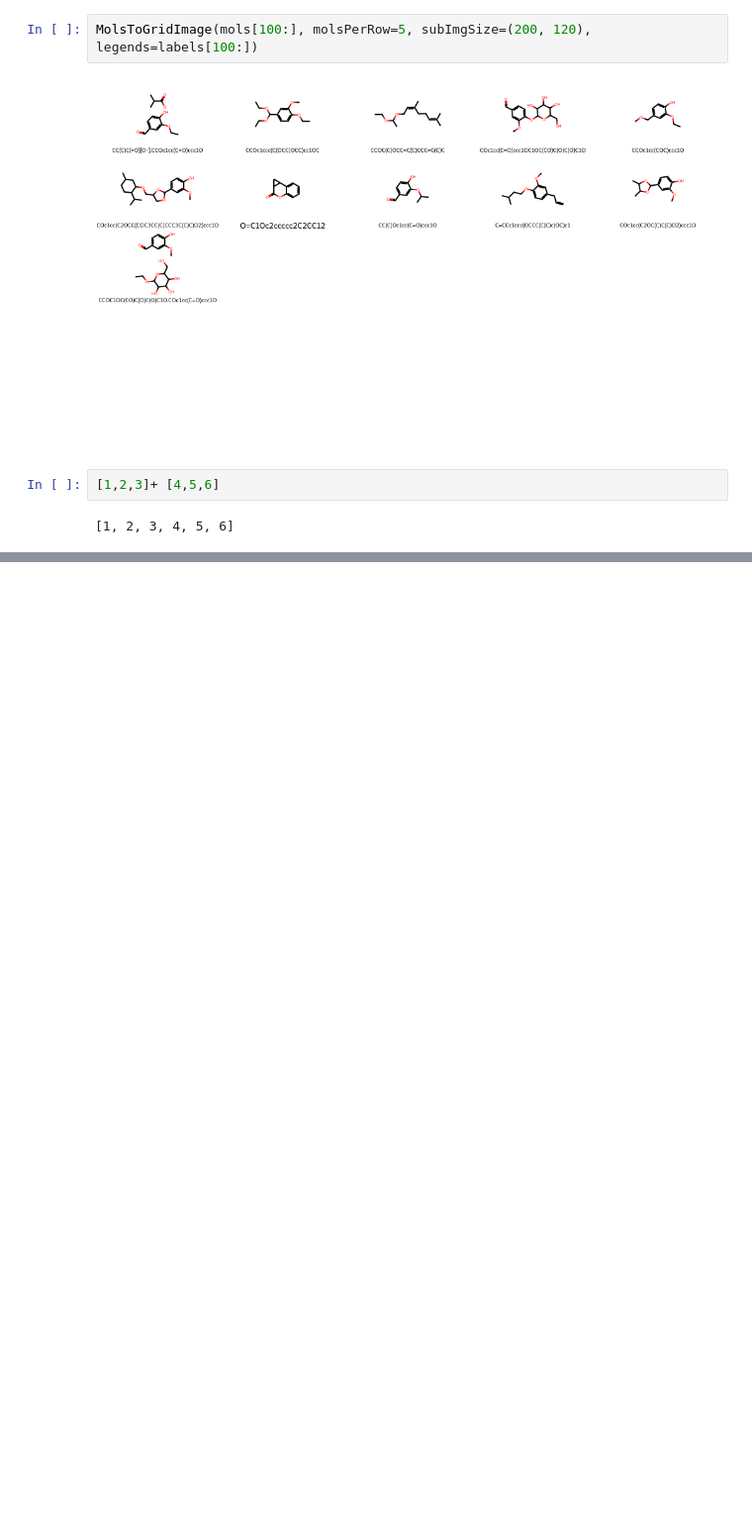
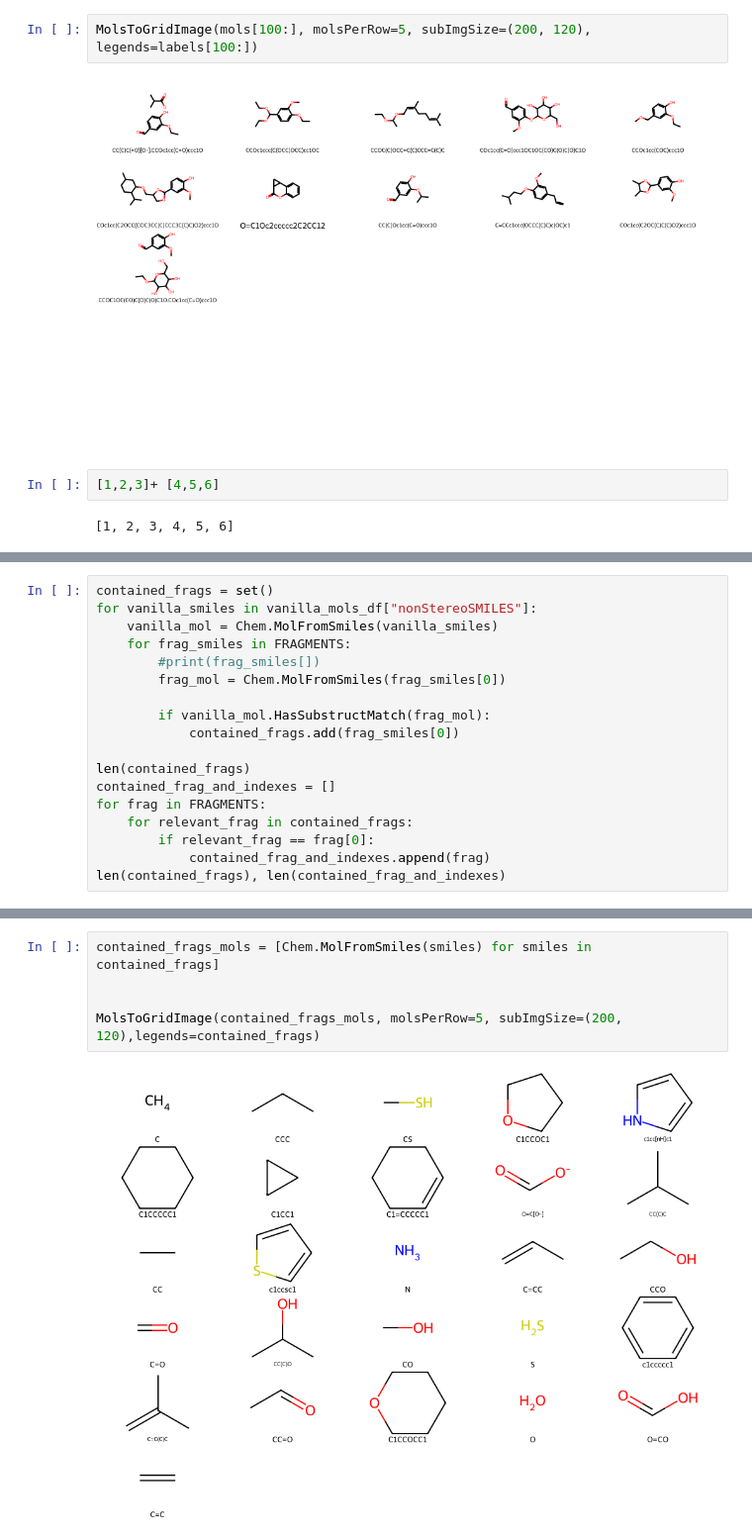
Before and after one commit to paul673/GFN-Odor-Calculations, a Jupyter notebook: get_mol_frags.ipynb, the cells around one changed output, grey strips where cells are left out. Shown at 99% size. Saved outputs shown, nothing was run; the diff lists cells and outputs as text; blank space fills up the shorter version.

```diff
--- a/get_mol_frags.ipynb
+++ b/get_mol_frags.ipynb
@@ -87,0 +167,18 @@ MolsToGridImage(mols[100:], molsPerRow=5, subImgSize=(200, 120), legends=labels[
+# %%
+contained_frags = set()
+for vanilla_smiles in vanilla_mols_df["nonStereoSMILES"]:
+    vanilla_mol = Chem.MolFromSmiles(vanilla_smiles)
+    for frag_smiles in FRAGMENTS:
+        #print(frag_smiles[])
+        frag_mol = Chem.MolFromSmiles(frag_smiles[0])
+
+        if vanilla_mol.HasSubstructMatch(frag_mol):
+            contained_frags.add(frag_smiles[0])
+
+len(contained_frags)
+contained_frag_and_indexes = []
+for frag in FRAGMENTS:
+    for relevant_frag in contained_frags:
+        if relevant_frag == frag[0]:
+            contained_frag_and_indexes.append(frag)
+len(contained_frags), len(contained_frag_and_indexes)
@@ -87,0 +256,7 @@ MolsToGridImage(mols[100:], molsPerRow=5, subImgSize=(200, 120), legends=labels[
+# %%
+contained_frags_mols = [Chem.MolFromSmiles(smiles) for smiles in contained_frags]
+
+
+MolsToGridImage(contained_frags_mols, molsPerRow=5, subImgSize=(200, 120),legends=contained_frags)
+# %% [output]
+[figure, added]
```
Also changed, not shown: parts of 21 cells of this notebook, 32 other files.
